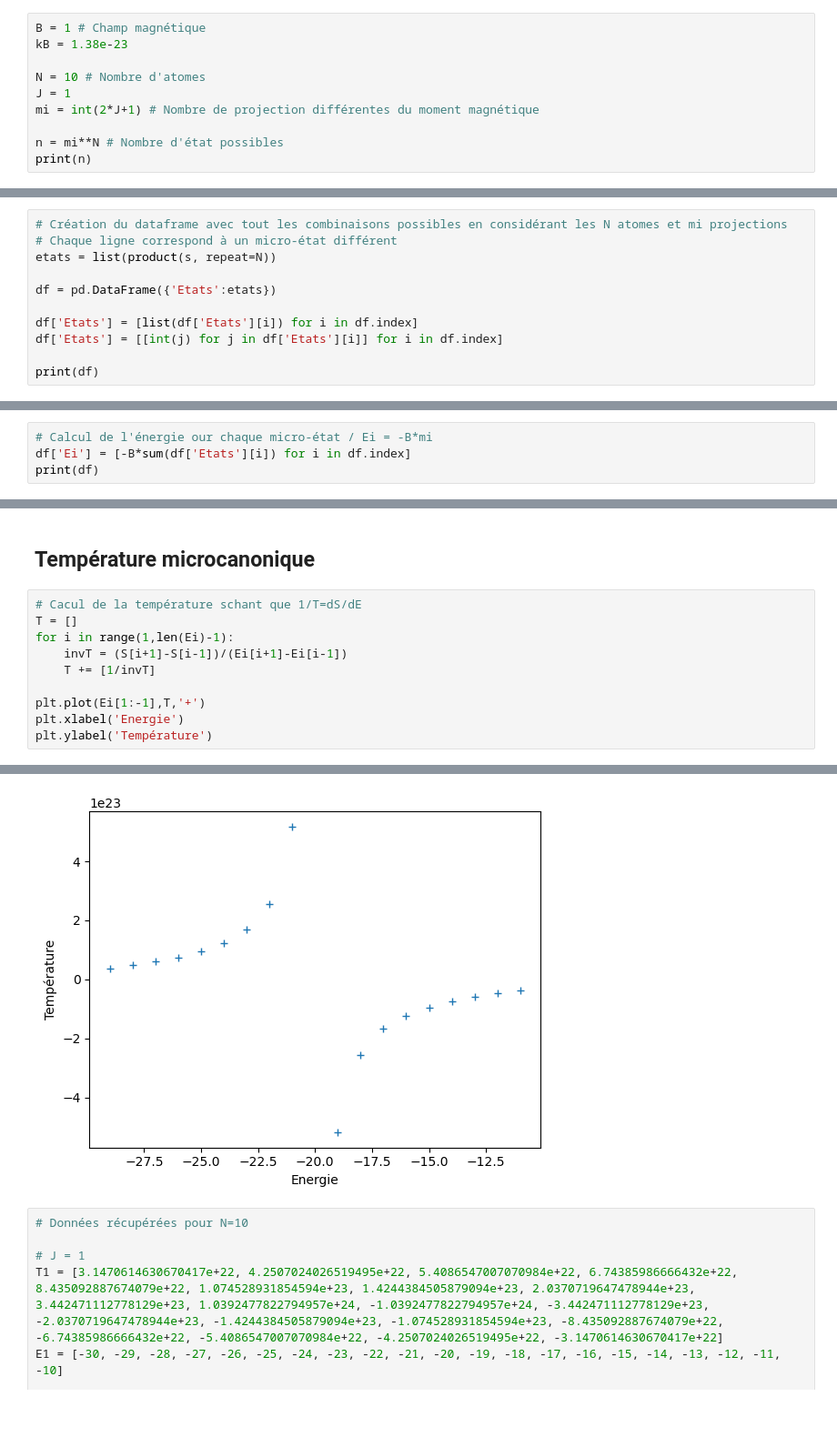
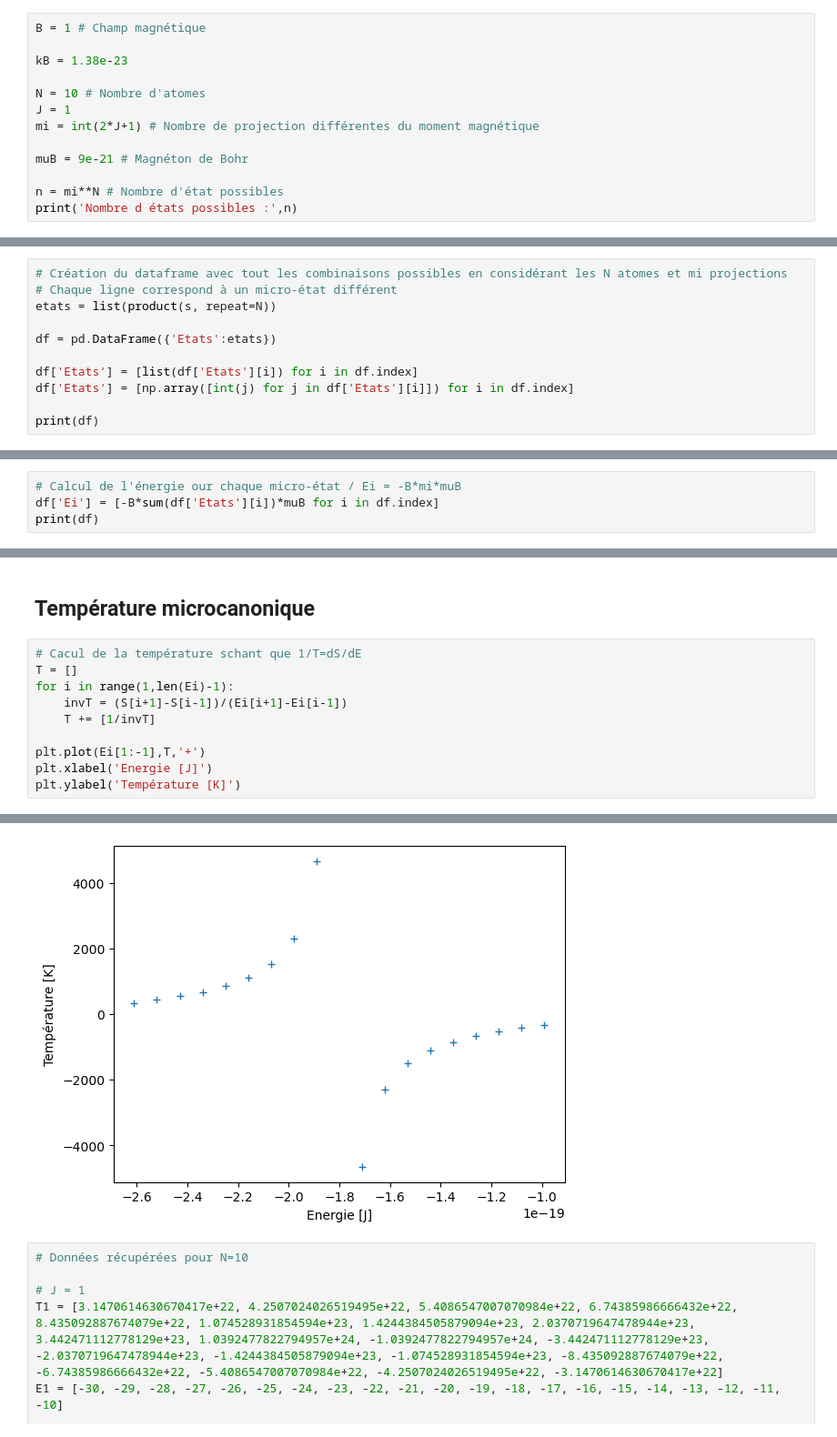
Before and after one commit to Macothi/These, a Jupyter notebook: Application_TIPE.ipynb, the cells around one changed output, grey strips where cells are left out. Shown at 91% size. Saved outputs shown, nothing was run; the diff lists cells and outputs as text; blank space fills up the shorter version.

```diff
--- a/Application_TIPE.ipynb
+++ b/Application_TIPE.ipynb
@@ -11,12 +11,15 @@ import random
 ## Nombre états
 # %%
 B = 1 # Champ magnétique
+
 kB = 1.38e-23
 
 N = 10 # Nombre d'atomes
 J = 1
 mi = int(2*J+1) # Nombre de projection différentes du moment magnétique
 
+muB = 9e-21 # Magnéton de Bohr
+
 n = mi**N # Nombre d'état possibles
-print(n)
+print('Nombre d états possibles :',n)
 # %% [output]
@@ -38,7 +41,7 @@ etats = list(product(s, repeat=N))
 df = pd.DataFrame({'Etats':etats})
 
 df['Etats'] = [list(df['Etats'][i]) for i in df.index]
-df['Etats'] = [[int(j) for j in df['Etats'][i]] for i in df.index]
+df['Etats'] = [np.array([int(j) for j in df['Etats'][i]]) for i in df.index]
 
 print(df)
 # %% [output]
@@ -61,5 +66,5 @@ print(df)
 # %%
-# Calcul de l'énergie our chaque micro-état / Ei = -B*mi
-df['Ei'] = [-B*sum(df['Etats'][i]) for i in df.index]
+# Calcul de l'énergie our chaque micro-état / Ei = -B*mi*muB
+df['Ei'] = [-B*sum(df['Etats'][i])*muB for i in df.index]
 print(df)
 # %% [output]
@@ -130,6 +138,6 @@ for i in range(1,len(Ei)-1):
     T += [1/invT]
 
 plt.plot(Ei[1:-1],T,'+')
-plt.xlabel('Energie')
-plt.ylabel('Température')
+plt.xlabel('Energie [J]')
+plt.ylabel('Température [K]')
 # %% [output]
@@ -137,4 +145,4 @@ Text(0, 0.5, 'Température')
-[figure, old version]
+[figure, new version]
 # %%
 # Données récupérées pour N=10
 
```
Also changed, not shown: parts of 14 cells of this notebook.
